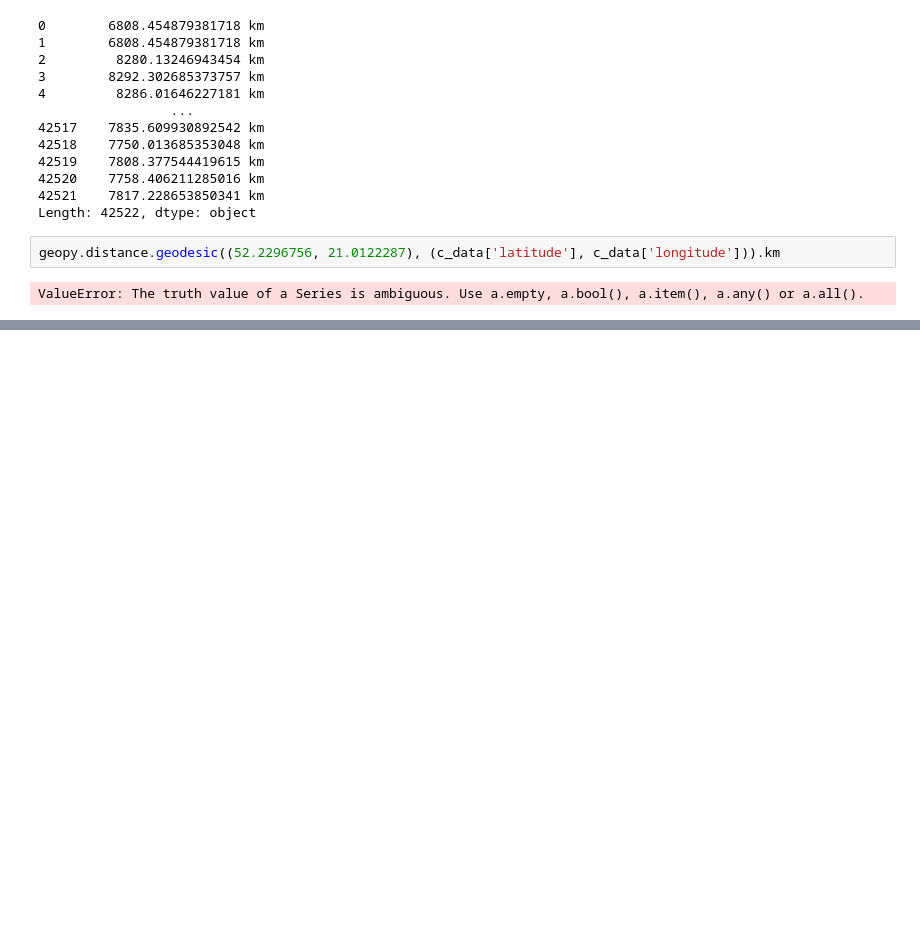
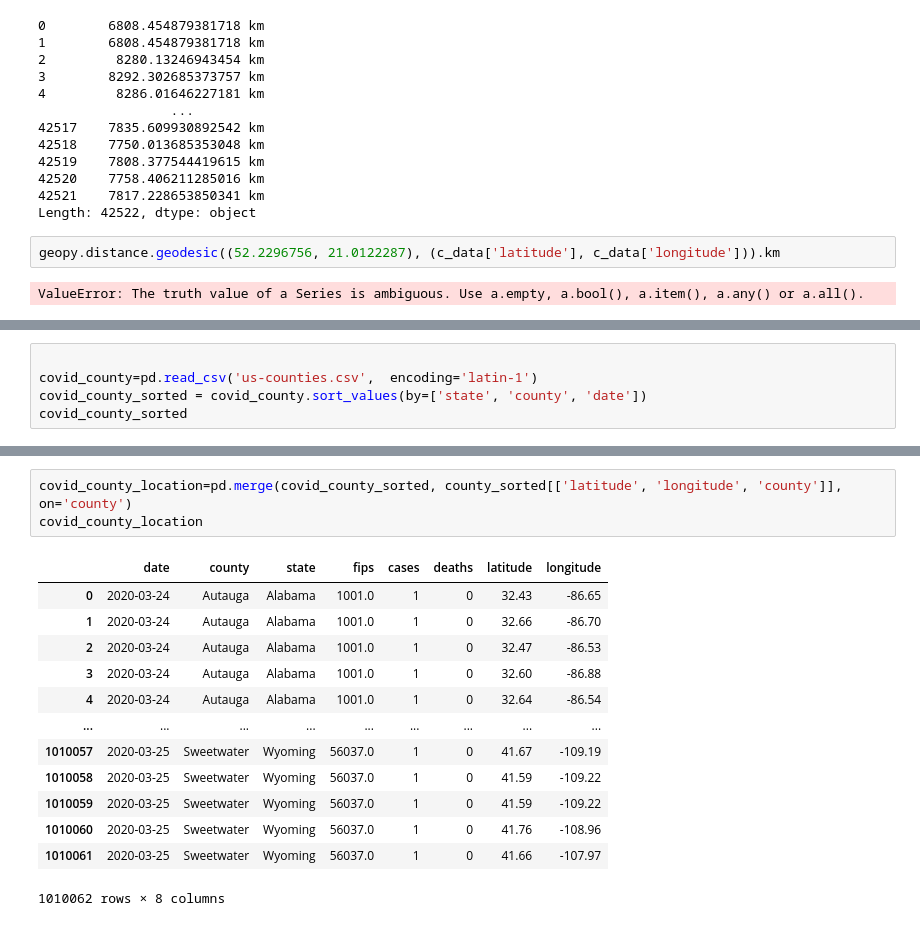
Before and after one commit to arjunsavel/covid-hacks-2020, a Jupyter notebook: Data exploration.ipynb, the cells around one changed output, grey strips where cells are left out. Saved outputs shown, nothing was run; the diff lists cells and outputs as text; blank space fills up the shorter version.

```diff
--- a/Data exploration.ipynb
+++ b/Data exploration.ipynb
@@ -141,0 +158,5 @@ ValueError: The truth value of a Series is ambiguous. Use a.empty, a.bool(), a.i
+# %%
+
+covid_county=pd.read_csv('us-counties.csv',  encoding='latin-1')
+covid_county_sorted = covid_county.sort_values(by=['state', 'county', 'date'])
+covid_county_sorted
@@ -141,0 +195,17 @@ ValueError: The truth value of a Series is ambiguous. Use a.empty, a.bool(), a.i
+# %%
+covid_county_location=pd.merge(covid_county_sorted, county_sorted[['latitude', 'longitude', 'county']], on='county')
+covid_county_location
+# %% [output]
+|  | date | county | state | fips | cases | deaths | latitude | longitude |
+| 0 | 2020-03-24 | Autauga | Alabama | 1001.0 | 1 | 0 | 32.43 | -86.65 |
+| 1 | 2020-03-24 | Autauga | Alabama | 1001.0 | 1 | 0 | 32.66 | -86.70 |
+| 2 | 2020-03-24 | Autauga | Alabama | 1001.0 | 1 | 0 | 32.47 | -86.53 |
+| 3 | 2020-03-24 | Autauga | Alabama | 1001.0 | 1 | 0 | 32.60 | -86.88 |
+| 4 | 2020-03-24 | Autauga | Alabama | 1001.0 | 1 | 0 | 32.64 | -86.54 |
+| ... | ... | ... | ... | ... | ... | ... | ... | ... |
+| 1010057 | 2020-03-25 | Sweetwater | Wyoming | 56037.0 | 1 | 0 | 41.67 | -109.19 |
+| 1010058 | 2020-03-25 | Sweetwater | Wyoming | 56037.0 | 1 | 0 | 41.59 | -109.22 |
+| 1010059 | 2020-03-25 | Sweetwater | Wyoming | 56037.0 | 1 | 0 | 41.59 | -109.22 |
+| 1010060 | 2020-03-25 | Sweetwater | Wyoming | 56037.0 | 1 | 0 | 41.76 | -108.96 |
+| 1010061 | 2020-03-25 | Sweetwater | Wyoming | 56037.0 | 1 | 0 | 41.66 | -107.97 |
+1010062 rows × 8 columns
```
Also changed, not shown: parts of 3 cells of this notebook, 2 other files.
